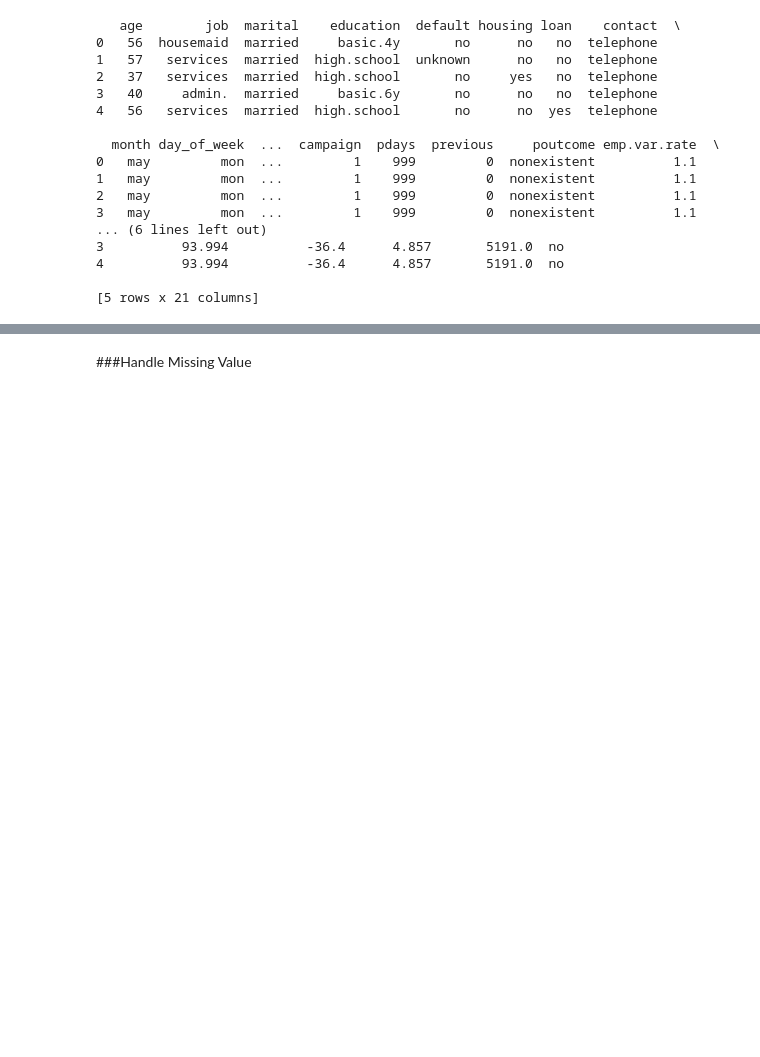
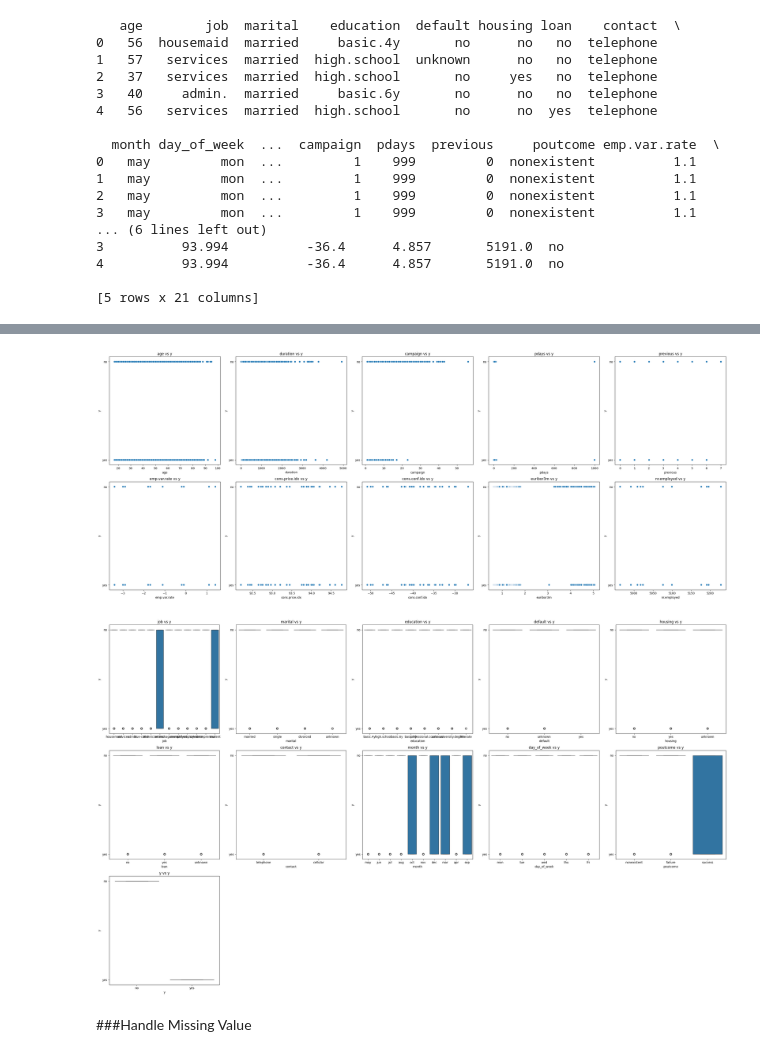
Before and after one commit to AsminiKOD/ClientPredicting, a Jupyter notebook: DataPreprocessing.ipynb, the cells around one changed output, grey strips where cells are left out. Cells and saved outputs as stored; diff of their text form; code cells hidden in the pictures; blank space fills up the shorter version.

```diff
--- a/DataPreprocessing.ipynb
+++ b/DataPreprocessing.ipynb
@@ -41,3 +179,56 @@ files.download('bank.csv')
+# %%
+def visualize_column_with_target(csv_file, target_column):
+    df = pd.read_csv(csv_file)
+
+    # Separate numerical and categorical columns
+    numerical_cols = df.select_dtypes(include=['number']).columns
+    categorical_cols = df.select_dtypes(include=['object', 'category']).columns
+
+    # Set the maximum number of plots per row
+    max_plots_per_row = 5
+
+    # Plot Numerical Columns vs y
+    if len(numerical_cols) > 0:
+        num_rows = int(np.ceil(len(numerical_cols) / max_plots_per_row))
+        fig, axes = plt.subplots(num_rows, max_plots_per_row, figsize=(6 * max_plots_per_row, 6 * num_rows))
+        axes = axes.flatten()
+
+        for i, col in enumerate(numerical_cols):
+            sns.scatterplot(data=df, x=col, y=target_column, ax=axes[i])
+            axes[i].set_title(f"{col} vs {target_column}")
+            axes[i].set_xlabel(col)
+            axes[i].set_ylabel(target_column)
+
+        for j in range(i + 1, len(axes)):
+            axes[j].axis('off')
+
+        plt.tight_layout()
+        plt.show()
+
+    # Plot Categorical Columns vs y
+    if len(categorical_cols) > 0:
+        num_rows = int(np.ceil(len(categorical_cols) / max_plots_per_row))
+        fig, axes = plt.subplots(num_rows, max_plots_per_row, figsize=(6 * max_plots_per_row, 6 * num_rows))
+        axes = axes.flatten()
+
+        for i, col in enumerate(categorical_cols):
+            sns.boxplot(data=df, x=col, y=target_column, ax=axes[i])
+            axes[i].set_title(f"{col} vs {target_column}")
+            axes[i].set_xlabel(col)
+            axes[i].set_ylabel(target_column)
+
+        for j in range(i + 1, len(axes)):
+            axes[j].axis('off')
+
+        plt.tight_layout()
+        plt.show()
+
+csv_file = 'bank.csv'
+target_column = 'y'
+visualize_column_with_target(csv_file, target_column)
+# %% [output]
+[figure, added]
+[figure, added]
 # %% [markdown]
 ###Handle Missing Value
 # %%
```
Also changed, not shown: parts of 28 cells of this notebook.
